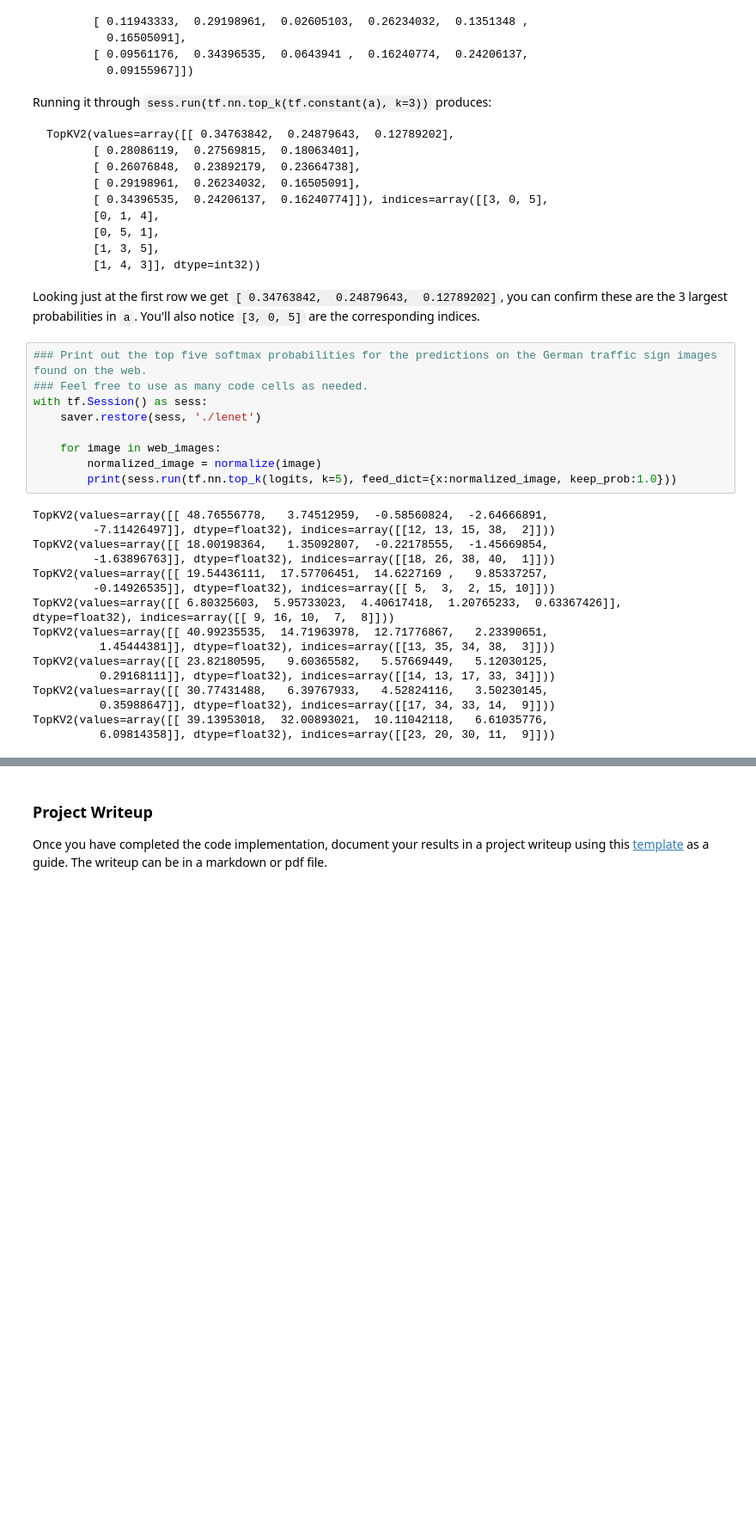
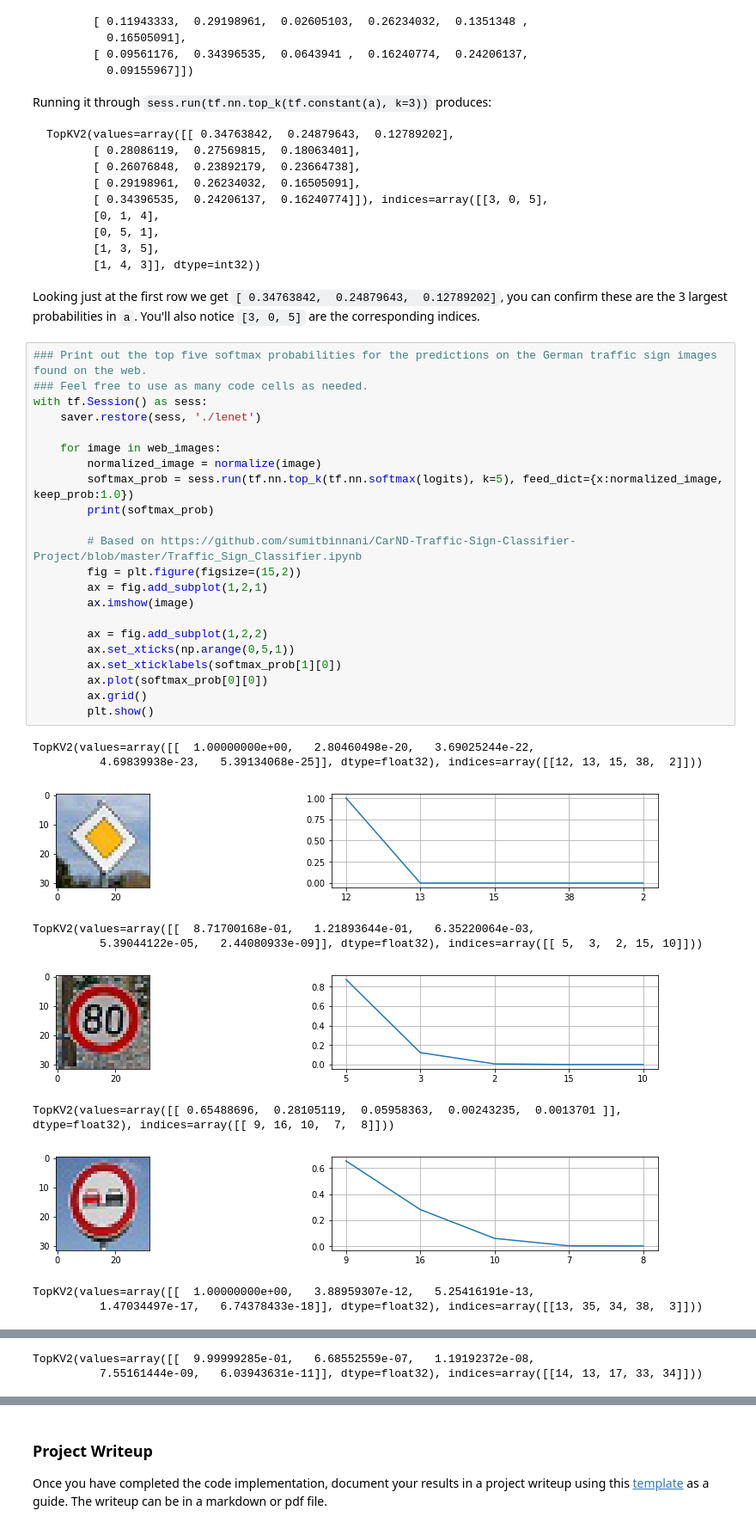
Before and after one commit to AnsgarNell/CarND-Traffic-Sign-Classifier-Project, a Jupyter notebook: Traffic_Sign_Classifier.ipynb, the cells around one changed output, grey strips where cells are left out. Shown at 86% size. Cells and saved outputs as stored; diff of their text form; blank space fills up the shorter version.

Commit message:
added images

```diff
--- a/Traffic_Sign_Classifier.ipynb
+++ b/Traffic_Sign_Classifier.ipynb
@@ -468,25 +465,33 @@ Looking just at the first row we get `[ 0.34763842,  0.24879643,  0.12789202]`,
 # %%
 ### Print out the top five softmax probabilities for the predictions on the German traffic sign images found on the web.
 ### Feel free to use as many code cells as needed.
 with tf.Session() as sess:
     saver.restore(sess, './lenet')
 
     for image in web_images:
         normalized_image = normalize(image)
-        print(sess.run(tf.nn.top_k(logits, k=5), feed_dict={x:normalized_image, keep_prob:1.0}))
+        softmax_prob = sess.run(tf.nn.top_k(tf.nn.softmax(logits), k=5), feed_dict={x:normalized_image, keep_prob:1.0})
+        print(softmax_prob)
+
+        # Based on https://github.com/sumitbinnani/CarND-Traffic-Sign-Classifier-Project/blob/master/Traffic_Sign_Classifier.ipynb
+        fig = plt.figure(figsize=(15,2))
+        ax = fig.add_subplot(1,2,1)
+        ax.imshow(image)
+
+        ax = fig.add_subplot(1,2,2)
+        ax.set_xticks(np.arange(0,5,1))
+        ax.set_xticklabels(softmax_prob[1][0])
+        ax.plot(softmax_prob[0][0])
+        ax.grid()
+        plt.show()
 # %% [output]
-TopKV2(values=array([[ 48.76556778,   3.74512959,  -0.58560824,  -2.64666891,
-         -7.11426497]], dtype=float32), indices=array([[12, 13, 15, 38,  2]]))
-TopKV2(values=array([[ 18.00198364,   1.35092807,  -0.22178555,  -1.45669854,
-         -1.63896763]], dtype=float32), indices=array([[18, 26, 38, 40,  1]]))
-TopKV2(values=array([[ 19.54436111,  17.57706451,  14.6227169 ,   9.85337257,
-         -0.14926535]], dtype=float32), indices=array([[ 5,  3,  2, 15, 10]]))
-TopKV2(values=array([[ 6.80325603,  5.95733023,  4.40617418,  1.20765233,  0.63367426]], dtype=float32), indices=array([[ 9, 16, 10,  7,  8]]))
-TopKV2(values=array([[ 40.99235535,  14.71963978,  12.71776867,   2.23390651,
-          1.45444381]], dtype=float32), indices=array([[13, 35, 34, 38,  3]]))
-TopKV2(values=array([[ 23.82180595,   9.60365582,   5.57669449,   5.12030125,
-          0.29168111]], dtype=float32), indices=array([[14, 13, 17, 33, 34]]))
-TopKV2(values=array([[ 30.77431488,   6.39767933,   4.52824116,   3.50230145,
-          0.35988647]], dtype=float32), indices=array([[17, 34, 33, 14,  9]]))
-TopKV2(values=array([[ 39.13953018,  32.00893021,  10.11042118,   6.61035776,
-          6.09814358]], dtype=float32), indices=array([[23, 20, 30, 11,  9]]))
+TopKV2(values=array([[  1.00000000e+00,   2.80460498e-20,   3.69025244e-22,
+          4.69839938e-23,   5.39134068e-25]], dtype=float32), indices=array([[12, 13, 15, 38,  2]]))
+[figure, added]
+TopKV2(values=array([[  8.71700168e-01,   1.21893644e-01,   6.35220064e-03,
+          5.39044122e-05,   2.44080933e-09]], dtype=float32), indices=array([[ 5,  3,  2, 15, 10]]))
+[figure, added]
+TopKV2(values=array([[ 0.65488696,  0.28105119,  0.05958363,  0.00243235,  0.0013701 ]], dtype=float32), indices=array([[ 9, 16, 10,  7,  8]]))
+[figure, added]
+TopKV2(values=array([[  1.00000000e+00,   3.88959307e-12,   5.25416191e-13,
+          1.47034497e-17,   6.74378433e-18]], dtype=float32), indices=array([[13, 35, 34, 38,  3]]))
@@ -492,0 +499,2 @@ TopKV2(values=array([[ 39.13953018,  32.00893021,  10.11042118,   6.61035776,
+TopKV2(values=array([[  9.99999285e-01,   6.68552559e-07,   1.19192372e-08,
+          7.55161444e-09,   6.03943631e-11]], dtype=float32), indices=array([[14, 13, 17, 33, 34]]))
```
Also changed, not shown: parts of 5 cells of this notebook, 16 other files.
